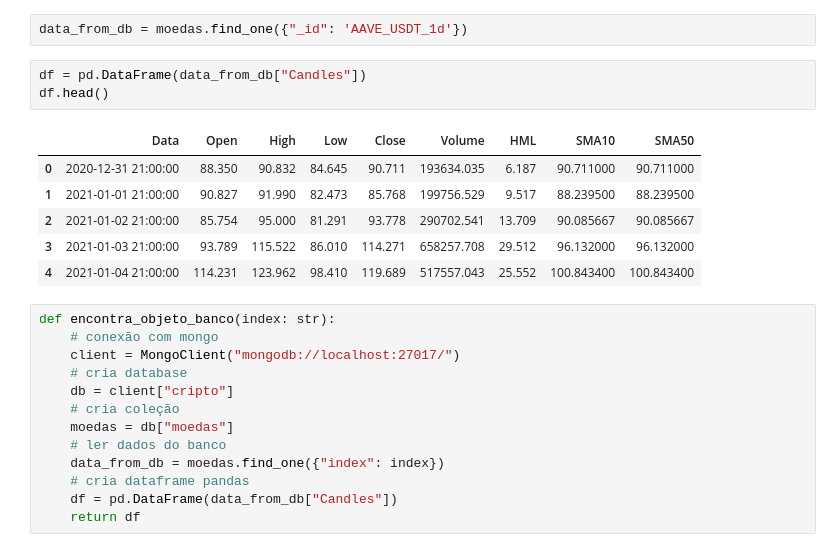
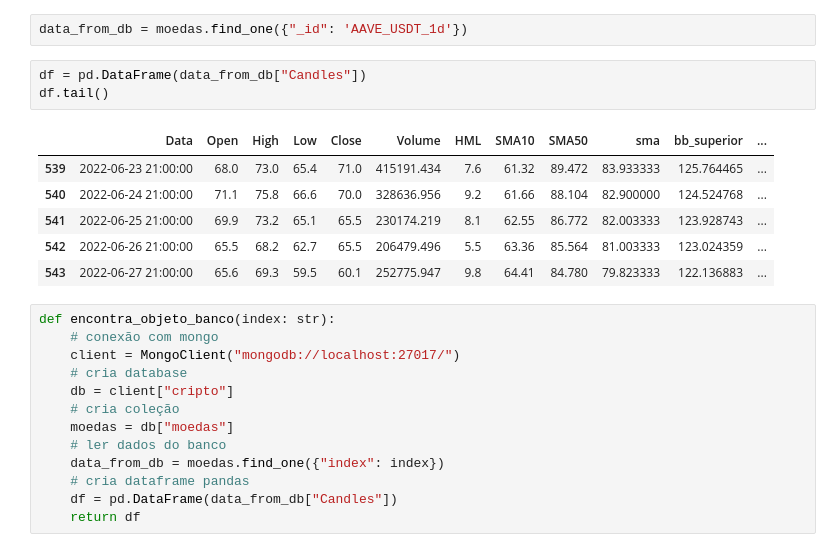
Before and after one commit to Jefferson-m-toledo/cripto-broker-if, a Jupyter notebook: notebooks/front.ipynb, the cells around one changed output. Saved outputs shown, nothing was run; the diff lists cells and outputs as text.

```diff
--- a/notebooks/front.ipynb
+++ b/notebooks/front.ipynb
@@ -16,14 +16,14 @@ moedas.distinct('Tempo')
 data_from_db = moedas.find_one({"_id": 'AAVE_USDT_1d'})
 # %%
 df = pd.DataFrame(data_from_db["Candles"])
-df.head()
+df.tail()
 # %% [output]
-|  | Data | Open | High | Low | Close | Volume | HML | SMA10 | SMA50 |
-| 0 | 2020-12-31 21:00:00 | 88.350 | 90.832 | 84.645 | 90.711 | 193634.035 | 6.187 | 90.711000 | 90.711000 |
-| 1 | 2021-01-01 21:00:00 | 90.827 | 91.990 | 82.473 | 85.768 | 199756.529 | 9.517 | 88.239500 | 88.239500 |
-| 2 | 2021-01-02 21:00:00 | 85.754 | 95.000 | 81.291 | 93.778 | 290702.541 | 13.709 | 90.085667 | 90.085667 |
-| 3 | 2021-01-03 21:00:00 | 93.789 | 115.522 | 86.010 | 114.271 | 658257.708 | 29.512 | 96.132000 | 96.132000 |
-| 4 | 2021-01-04 21:00:00 | 114.231 | 123.962 | 98.410 | 119.689 | 517557.043 | 25.552 | 100.843400 | 100.843400 |
+|  | Data | Open | High | Low | Close | Volume | HML | SMA10 | SMA50 | sma | bb_superior | ... |
+| 539 | 2022-06-23 21:00:00 | 68.0 | 73.0 | 65.4 | 71.0 | 415191.434 | 7.6 | 61.32 | 89.472 | 83.933333 | 125.764465 | ... |
+| 540 | 2022-06-24 21:00:00 | 71.1 | 75.8 | 66.6 | 70.0 | 328636.956 | 9.2 | 61.66 | 88.104 | 82.900000 | 124.524768 | ... |
+| 541 | 2022-06-25 21:00:00 | 69.9 | 73.2 | 65.1 | 65.5 | 230174.219 | 8.1 | 62.55 | 86.772 | 82.003333 | 123.928743 | ... |
+| 542 | 2022-06-26 21:00:00 | 65.5 | 68.2 | 62.7 | 65.5 | 206479.496 | 5.5 | 63.36 | 85.564 | 81.003333 | 123.024359 | ... |
+| 543 | 2022-06-27 21:00:00 | 65.6 | 69.3 | 59.5 | 60.1 | 252775.947 | 9.8 | 64.41 | 84.780 | 79.823333 | 122.136883 | ... |
 # %%
 def encontra_objeto_banco(index: str):
     # conexão com mongo
```
Also changed, not shown: parts of 1 cell of this notebook, 3 other files.
